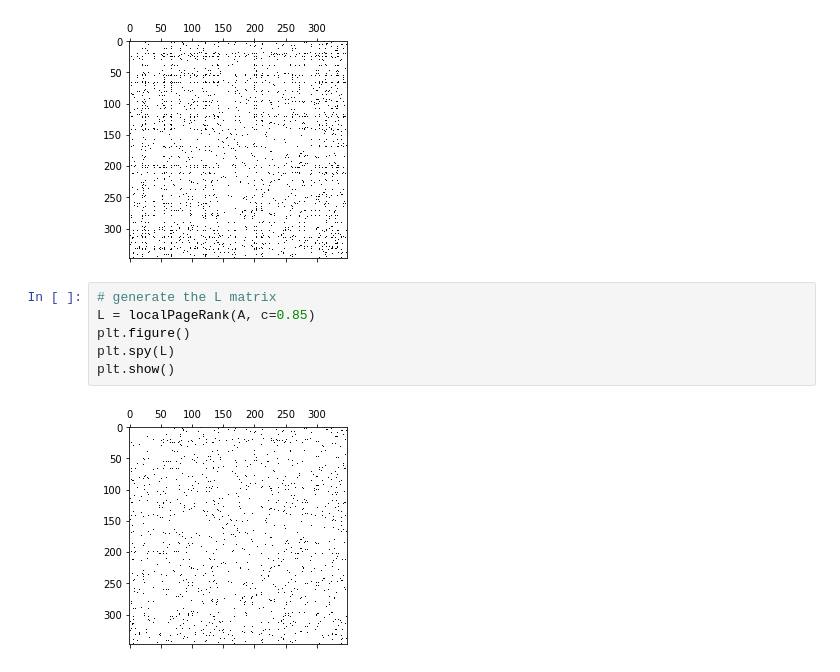
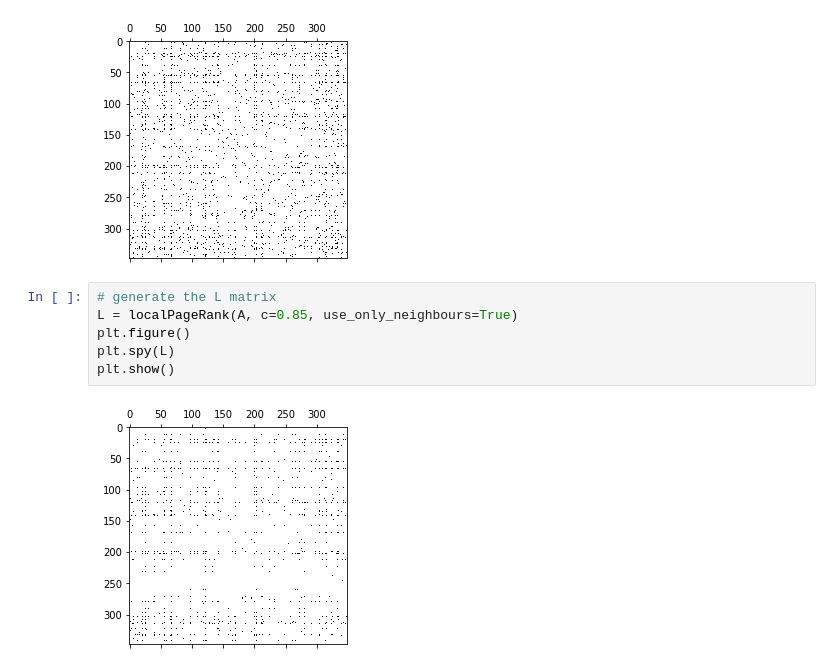
Before and after one commit to barbafrank/LCP_projects_Y2, a Jupyter notebook: Clustering.ipynb, the cells around one changed output. Drawn from its saved outputs; the diff is of its cells as text.

```diff
--- a/Clustering.ipynb
+++ b/Clustering.ipynb
@@ -18,12 +19,12 @@ plt.show()
 [figure]
 # %%
 # generate the L matrix
-L = localPageRank(A, c=0.85)
+L = localPageRank(A, c=0.85, use_only_neighbours=True)
 plt.figure()
 plt.spy(L)
 plt.show()
 # %% [output]
-[figure, old version]
+[figure, new version]
 # %%
 # test the network plot
 g = nx.Graph(A_mat)
```
Also changed, not shown: parts of 6 cells of this notebook.
